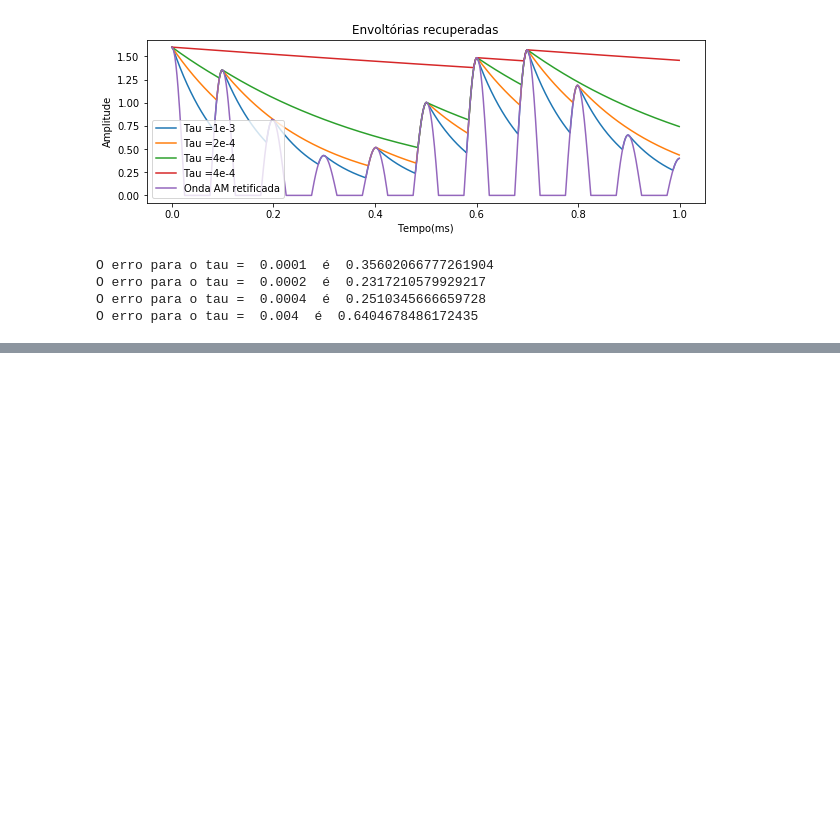
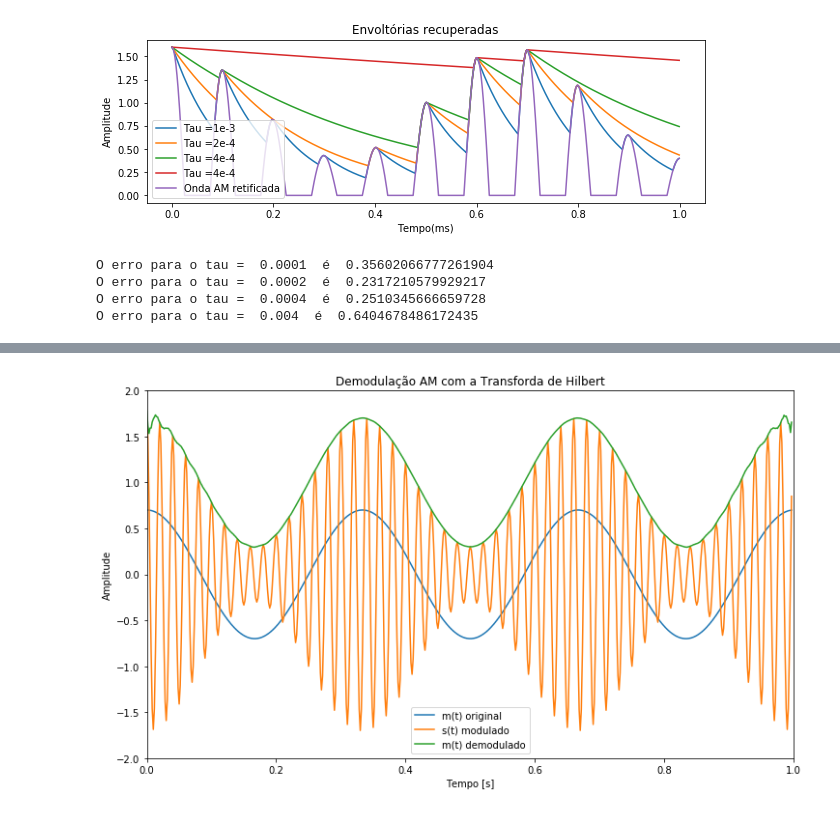
Before and after one commit to mateuscastelobranco96/Castelo_DCO2004, a Jupyter notebook: Entrega 5.ipynb, the cells around one changed output, grey strips where cells are left out. Drawn from its saved outputs; the diff is of its cells as text; code cells hidden in the pictures; blank space fills up the shorter version.

```diff
--- a/Entrega 5.ipynb
+++ b/Entrega 5.ipynb
@@ -230,0 +236,45 @@ A potência estimada é 2.00114263848
+# %%
+# Parâmetros da onda
+import numpy as np
+from scipy.signal import hilbert
+import matplotlib.pyplot as plt
+
+# Sinal em banda-base
+fc = 50;
+Mu = 0.7;
+fm = 3;                                                  # Frequência do sinal
+Ac = 1;
+kf = 160*np.pi;                                                # Amplitude do sinal
+Fs = 600;                                               # Frequência de amostragem
+t =  np.arange(0,1-1/Fs,1/Fs)                           # Eixo do tempo de 0 a 1
+#m_t = Am*np.sin(2*np.pi*fm*t) # Sinal em banda base
+
+# Modulação AM                                                      # Frequência da portadora
+s  = Ac*(1+Mu*np.cos(2*np.pi*fm*t))*np.cos(2*np.pi*fc*t)   # Sinal modulado
+m_t = Ac*Mu*np.cos(2*np.pi*fm*t)
+# Hilbert
+z= hilbert(s)                                             # Sinal analítico (real + imaginário)
+inst_phase = np.unwrap(np.angle(z));                      # Fase instantânea com ajuste para variações bruscas de ângulo
+p = np.polyfit(t,inst_phase,1);                           # Ajustar linearmente a fase instantânea
+# Reavaliar o termo de compensação usando os valores ajustados
+estimated = np.polyval(p,t);
+demodulated = inst_phase - estimated;
+demodulated_aux = np.concatenate(([demodulated[0]],demodulated))
+r=np.real(z);
+i=np.imag(z);
+demodulated=np.abs(z);
+modulo=np.sqrt(r**2 + i**2);
+c=s-modulo;
+
+# Gráficos
+plt.figure(1,[12,7])
+plt.title('Demodulação AM com a Transforda de Hilbert')
+plt.xlabel('Tempo [s]')
+plt.ylabel('Amplitude')
+plt.plot(t,m_t,t,s,t,modulo)
+plt.ylim([-2,2])
+plt.xlim([0,1])
+plt.legend(['m(t) original','s(t) modulado','m(t) demodulado'])
+plt.show()
+# %% [output]
+[figure, added]
```
Also changed, not shown: parts of 1 cell of this notebook, 1 other file.
